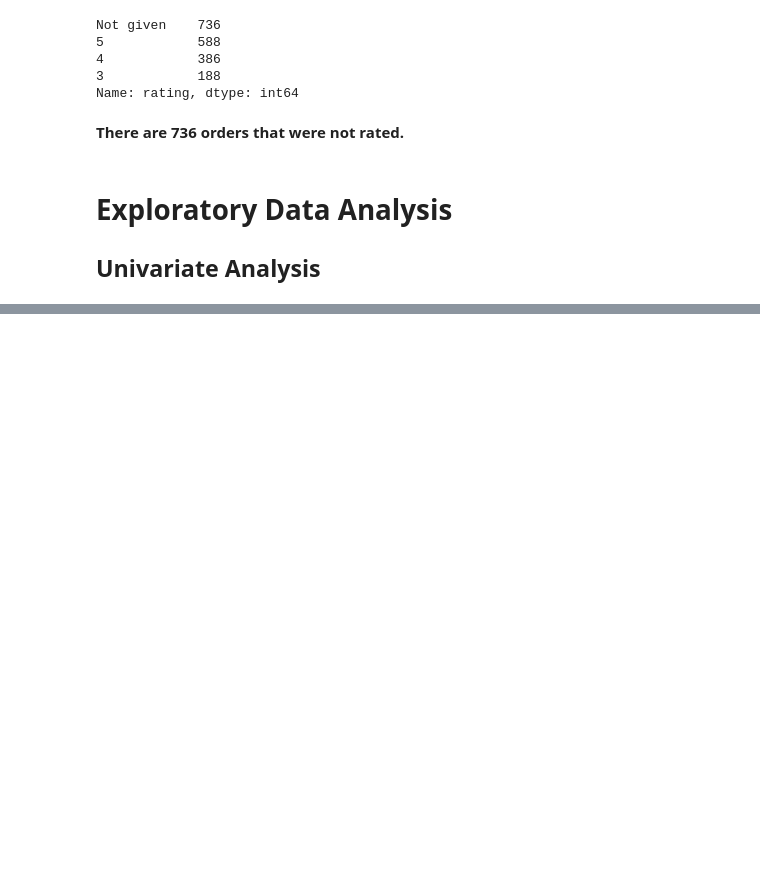
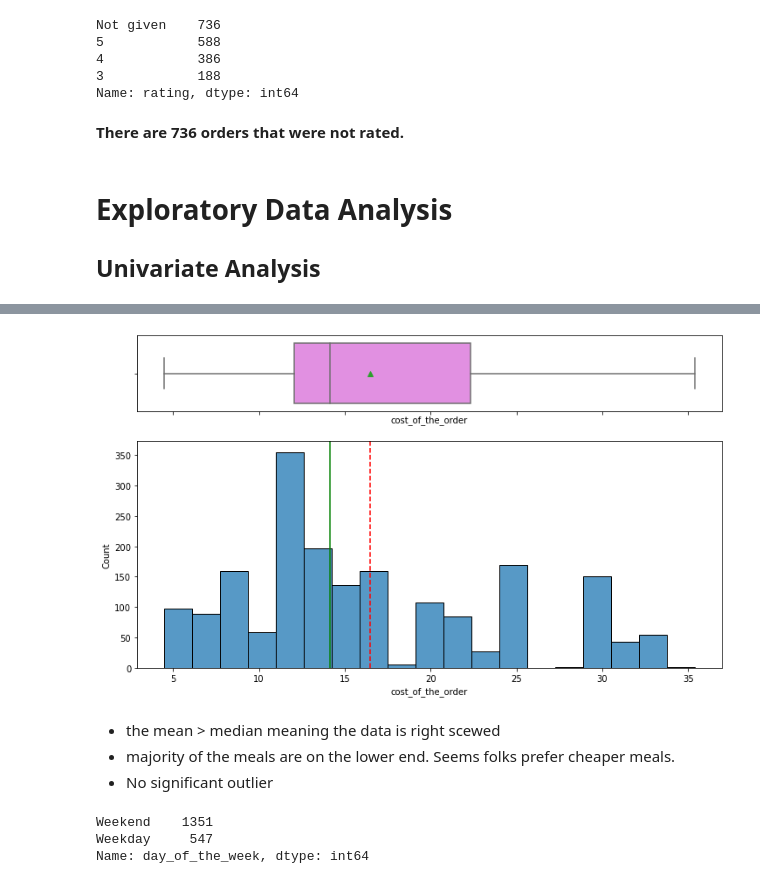
Before and after one commit to data-abdul/Data-Analysis-and-Visualization, a Jupyter notebook: 02 Data Analysis/EDA-FoodHub/FoodHub.ipynb, the cells around one changed output, grey strips where cells are left out. Cells and saved outputs as stored; diff of their text form; code cells hidden in the pictures; blank space fills up the shorter version.

```diff
--- a/02 Data Analysis/EDA-FoodHub/FoodHub.ipynb
+++ b/02 Data Analysis/EDA-FoodHub/FoodHub.ipynb
@@ -122,3 +122,22 @@ Name: rating, dtype: int64
 # Exploratory Data Analysis
 
 ## Univariate Analysis
+# %%
+# Create a function that plots a boxplot and histogram of the data
+def hist_box (data, feature, figsize=(12, 7), kde=False, bins=None):
+    #data = data frame in your analysis
+    #Feature = the column you want to analyze
+    #Figsize = size of figure
+    #kde = whether to show the density curve
+    #Bins = number of bins for histogram (default None)
+
+    # Create a subplot canvas to hold the histogram and boxplot
+    f2, (ax_box2, ax_hist2) = plt.subplots(nrows=2, sharex=True, gridspec_kw={"height_ratios": (0.25, 0.75)}, figsize=figsize)
+
+    #create a bxplot and store in first row of subplot
+    sns.boxplot(data=data, x=feature, ax=ax_box2, showmeans=True, color="violet")
+
+    #create histogram with vertical line showing the mean and median of the data
+    sns.histplot(data=data, x=feature, kde=kde, ax=ax_hist2, bins=bins, palette="winter") if bins else sns.histplot(data=data, x=feature, kde=kde, ax=ax_hist2)
+    ax_hist2.axvline(data[feature].mean(), color="red", linestyle="--")
+    ax_hist2.axvline(data[feature].median(), color="green", linestyle="-")
@@ -124,0 +225,15 @@ Name: rating, dtype: int64
+# %%
+hist_box(df, "cost_of_the_order")
+# %% [output]
+[figure, added]
+# %% [markdown]
+* the mean > median meaning the data is right scewed
+* majority of the meals are on the lower end. Seems folks prefer cheaper meals.
+* No significant outlier
+# %%
+# Days of the week.
+df.day_of_the_week.value_counts()
+# %% [output]
+Weekend    1351
+Weekday     547
+Name: day_of_the_week, dtype: int64
```
Also changed, not shown: parts of 23 cells of this notebook.
